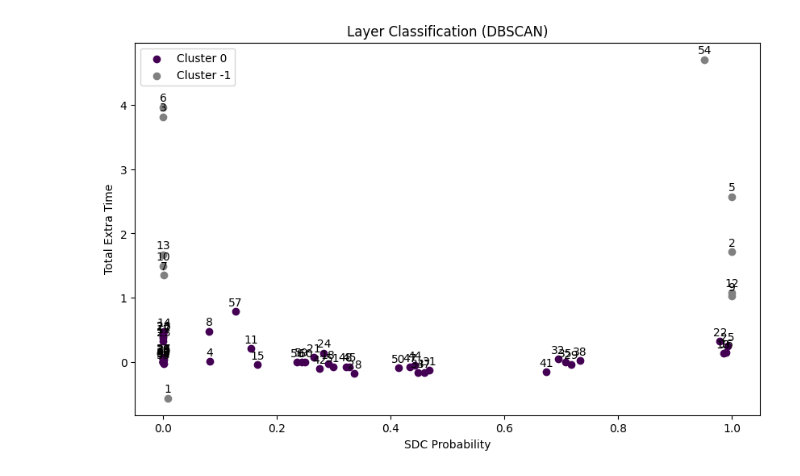
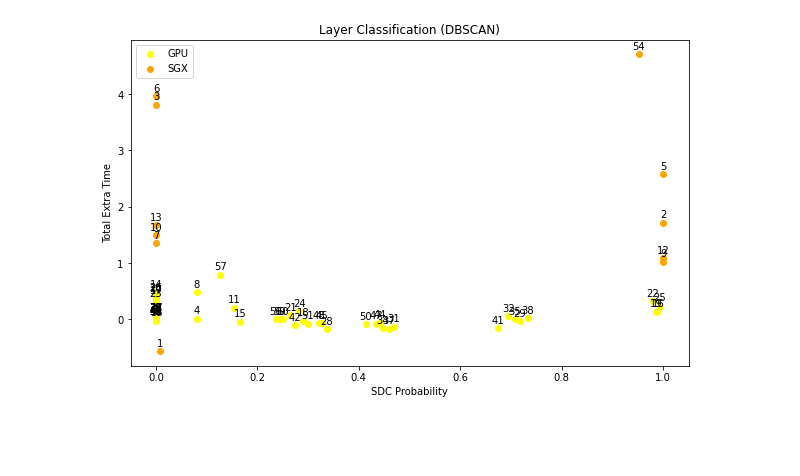
Before and after one commit to qianlan97/CS900, a Jupyter notebook: DBSCAN.ipynb, the cells around one changed output. Saved outputs shown, nothing was run; the diff lists cells and outputs as text; code cells hidden in the pictures; blank space fills up the shorter version.

```diff
--- a/DBSCAN.ipynb
+++ b/DBSCAN.ipynb
@@ -73,24 +73,35 @@
 
 # Perform DBSCAN clustering
 dbscan = DBSCAN(eps=0.5, min_samples=5).fit(features)
 labels = dbscan.labels_
 
 # Plot the results
 plt.figure(figsize=(10, 6))
 unique_labels = set(labels)
-colors = plt.cm.viridis(np.linspace(0, 1, len(unique_labels)))
+colors = ['yellow', 'orange', 'blue', 'green', 'red', 'purple', 'pink', 'brown', 'olive', 'cyan']
+
 for label, color in zip(unique_labels, colors):
-    if label == -1:
-        color = 'gray'  # Noise points
+    if label == 0:
+        label_name = 'GPU'
+        color = 'yellow'
+    elif label == -1:
+        label_name = 'SGX'
+        color = 'orange'
+    else:
+        label_name = f'Cluster {label}'
+
     mask = (labels == label)
-    plt.scatter(features[mask, 0], features[mask, 1], color=color, label=f'Cluster {label}')
+    plt.scatter(features[mask, 0], features[mask, 1], color=color, label=label_name)
+
     for i, layer_number in enumerate(layer_numbers):
         if mask[i]:
             plt.annotate(layer_number, (features[i, 0], features[i, 1]), textcoords="offset points", xytext=(0, 5), ha='center')
+
 plt.xlabel('SDC Probability')
 plt.ylabel('Total Extra Time')
 plt.title('Layer Classification (DBSCAN)')
 plt.legend()
+plt.savefig('DBSCAN.png',dpi = 300)
 plt.show()
 # %% [output]
-[figure, old version]
+[figure, new version]
```
Also changed, not shown: 5 other files.
